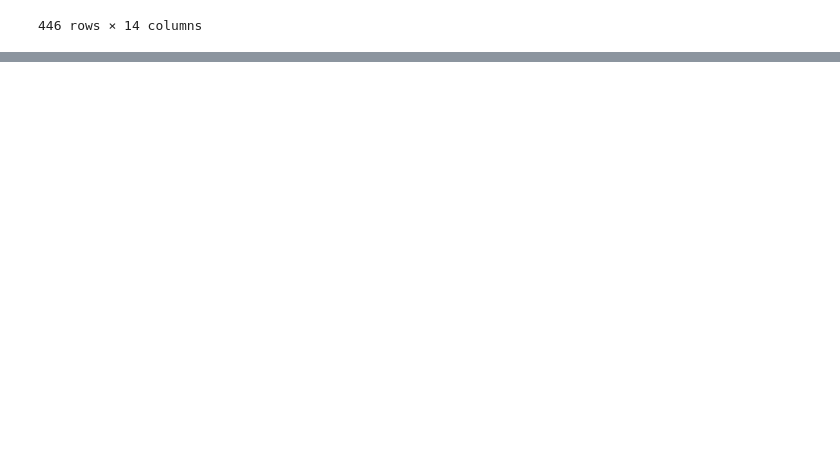
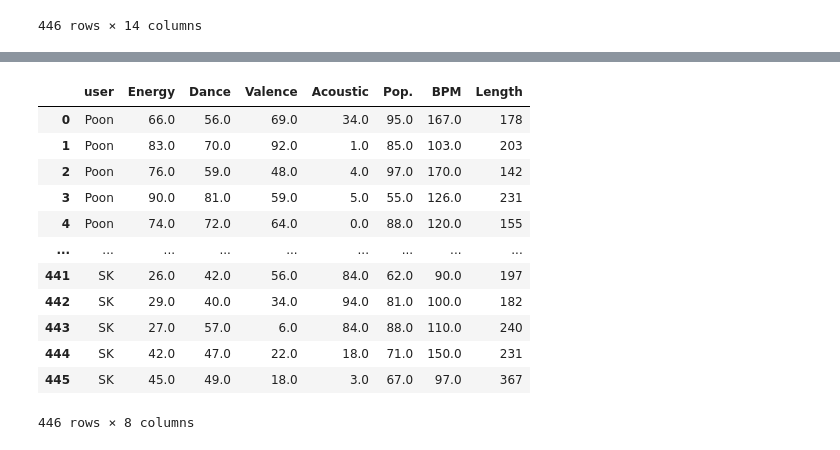
Before and after one commit to poon-zx/spotify-data-science, a Jupyter notebook: Spotify.ipynb, the cells around one changed output, grey strips where cells are left out. Drawn from its saved outputs; the diff is of its cells as text; code cells hidden in the pictures; blank space fills up the shorter version.

```diff
--- a/Spotify.ipynb
+++ b/Spotify.ipynb
@@ -202,0 +194,17 @@ for i in range(5):
+# %%
+df_mean = overall[['user', 'Energy', 'Dance', 'Valence', 'Acoustic', 'Pop.', 'BPM']]
+df_mean
+# %% [output]
+|  | user | Energy | Dance | Valence | Acoustic | Pop. | BPM | Length |
+| 0 | Poon | 66.0 | 56.0 | 69.0 | 34.0 | 95.0 | 167.0 | 178 |
+| 1 | Poon | 83.0 | 70.0 | 92.0 | 1.0 | 85.0 | 103.0 | 203 |
+| 2 | Poon | 76.0 | 59.0 | 48.0 | 4.0 | 97.0 | 170.0 | 142 |
+| 3 | Poon | 90.0 | 81.0 | 59.0 | 5.0 | 55.0 | 126.0 | 231 |
+| 4 | Poon | 74.0 | 72.0 | 64.0 | 0.0 | 88.0 | 120.0 | 155 |
+| ... | ... | ... | ... | ... | ... | ... | ... | ... |
+| 441 | SK | 26.0 | 42.0 | 56.0 | 84.0 | 62.0 | 90.0 | 197 |
+| 442 | SK | 29.0 | 40.0 | 34.0 | 94.0 | 81.0 | 100.0 | 182 |
+| 443 | SK | 27.0 | 57.0 | 6.0 | 84.0 | 88.0 | 110.0 | 240 |
+| 444 | SK | 42.0 | 47.0 | 22.0 | 18.0 | 71.0 | 150.0 | 231 |
+| 445 | SK | 45.0 | 49.0 | 18.0 | 3.0 | 67.0 | 97.0 | 367 |
+446 rows × 8 columns
```
Also changed, not shown: parts of 10 cells of this notebook.
